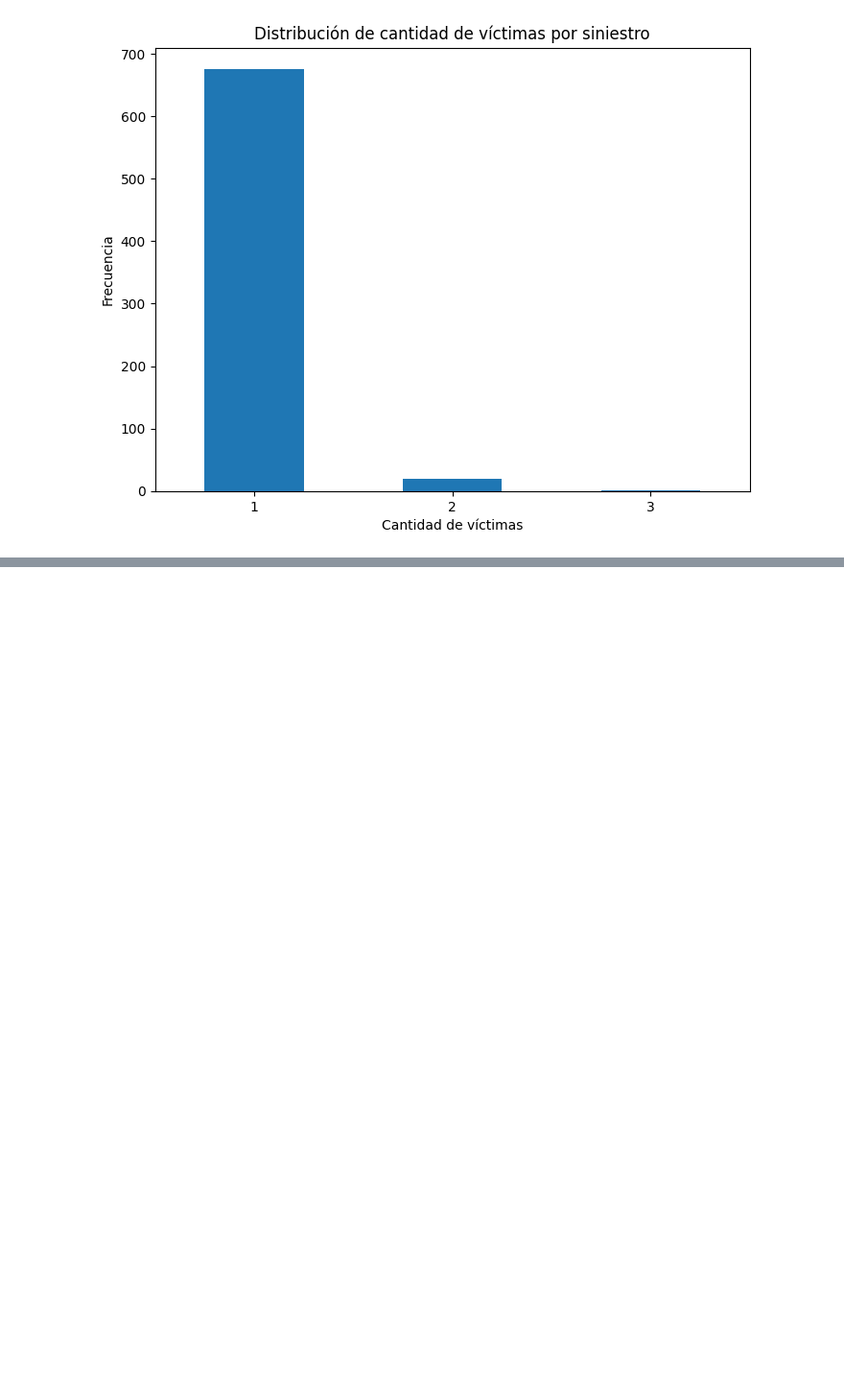
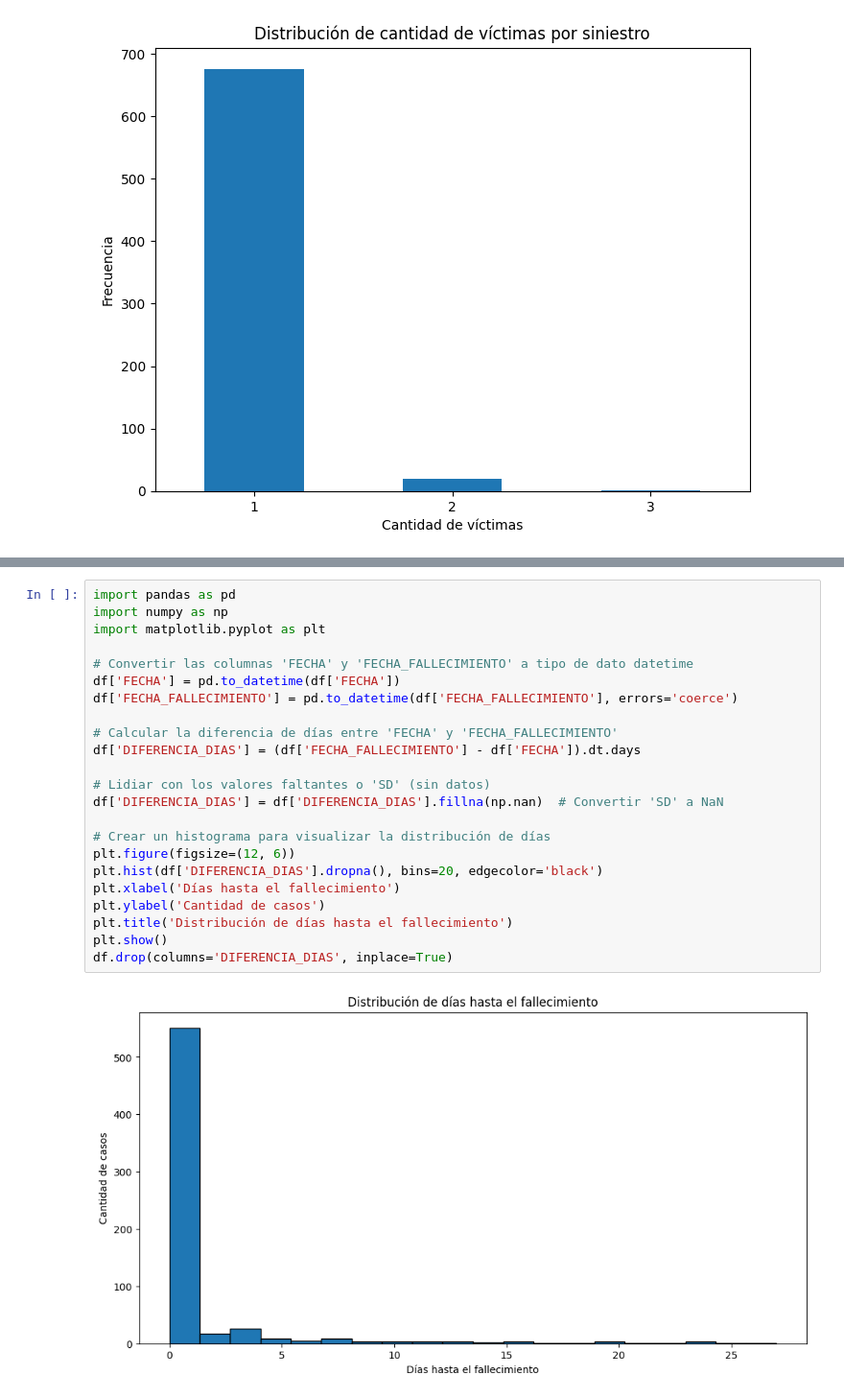
Before and after one commit to Sanosuke298/Siniestros_Viales_Data_Analytics, a Jupyter notebook: EDA.ipynb, the cells around one changed output, grey strips where cells are left out. Shown at 96% size. Saved outputs shown, nothing was run; the diff lists cells and outputs as text; blank space fills up the shorter version.

```diff
--- a/EDA.ipynb
+++ b/EDA.ipynb
@@ -121,0 +168,25 @@ plt.show()
+# %%
+import pandas as pd
+import numpy as np
+import matplotlib.pyplot as plt
+
+# Convertir las columnas 'FECHA' y 'FECHA_FALLECIMIENTO' a tipo de dato datetime
+df['FECHA'] = pd.to_datetime(df['FECHA'])
+df['FECHA_FALLECIMIENTO'] = pd.to_datetime(df['FECHA_FALLECIMIENTO'], errors='coerce')
+
+# Calcular la diferencia de días entre 'FECHA' y 'FECHA_FALLECIMIENTO'
+df['DIFERENCIA_DIAS'] = (df['FECHA_FALLECIMIENTO'] - df['FECHA']).dt.days
+
+# Lidiar con los valores faltantes o 'SD' (sin datos)
+df['DIFERENCIA_DIAS'] = df['DIFERENCIA_DIAS'].fillna(np.nan)  # Convertir 'SD' a NaN
+
+# Crear un histograma para visualizar la distribución de días
+plt.figure(figsize=(12, 6))
+plt.hist(df['DIFERENCIA_DIAS'].dropna(), bins=20, edgecolor='black')
+plt.xlabel('Días hasta el fallecimiento')
+plt.ylabel('Cantidad de casos')
+plt.title('Distribución de días hasta el fallecimiento')
+plt.show()
+df.drop(columns='DIFERENCIA_DIAS', inplace=True)
+# %% [output]
+[figure, added]
```
Also changed, not shown: parts of 26 cells of this notebook, 5 other files.
